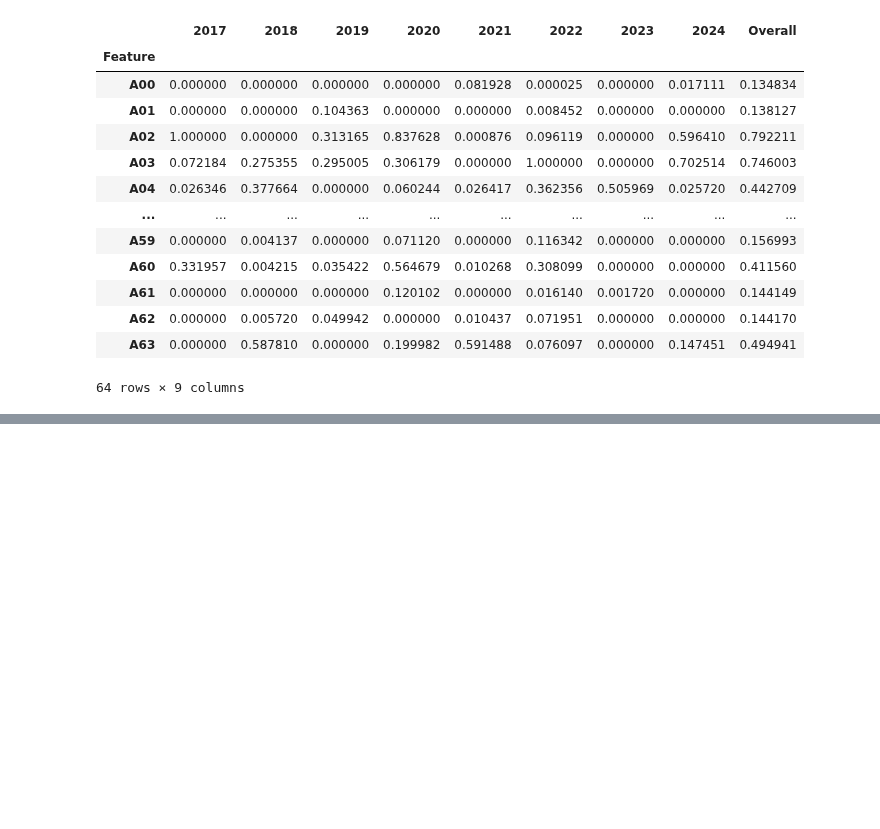
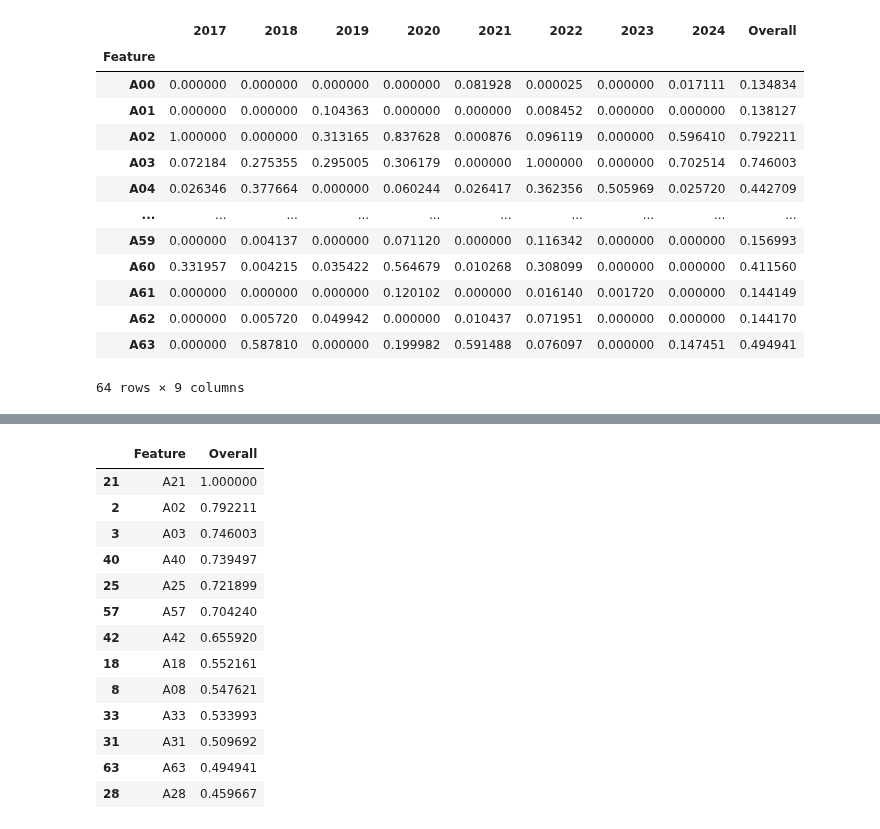
Before and after one commit to Amoreno73/wnv_embeddings, a Jupyter notebook: notebooks/shap-ranking.ipynb, the cells around one changed output, grey strips where cells are left out. Cells and saved outputs as stored; diff of their text form; code cells hidden in the pictures; blank space fills up the shorter version.

```diff
--- a/notebooks/shap-ranking.ipynb
+++ b/notebooks/shap-ranking.ipynb
@@ -465,0 +484,17 @@ saved figure:
+# %%
+df_elbow.sort_values(by="Overall",ascending=False).nlargest(columns="Overall",n=13)
+# %% [output]
+|  | Feature | Overall |
+| 21 | A21 | 1.000000 |
+| 2 | A02 | 0.792211 |
+| 3 | A03 | 0.746003 |
+| 40 | A40 | 0.739497 |
+| 25 | A25 | 0.721899 |
+| 57 | A57 | 0.704240 |
+| 42 | A42 | 0.655920 |
+| 18 | A18 | 0.552161 |
+| 8 | A08 | 0.547621 |
+| 33 | A33 | 0.533993 |
+| 31 | A31 | 0.509692 |
+| 63 | A63 | 0.494941 |
+| 28 | A28 | 0.459667 |
```
Also changed, not shown: parts of 9 cells of this notebook, 1 other file.
